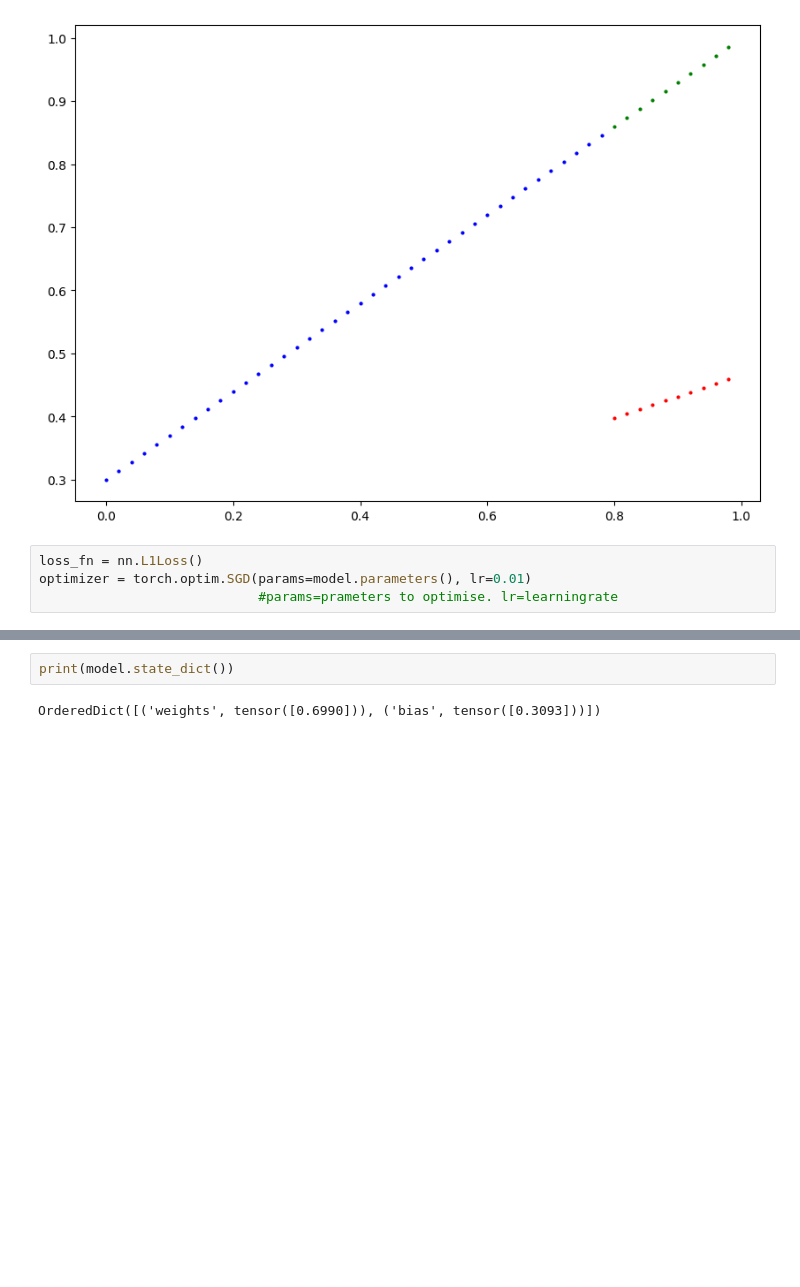
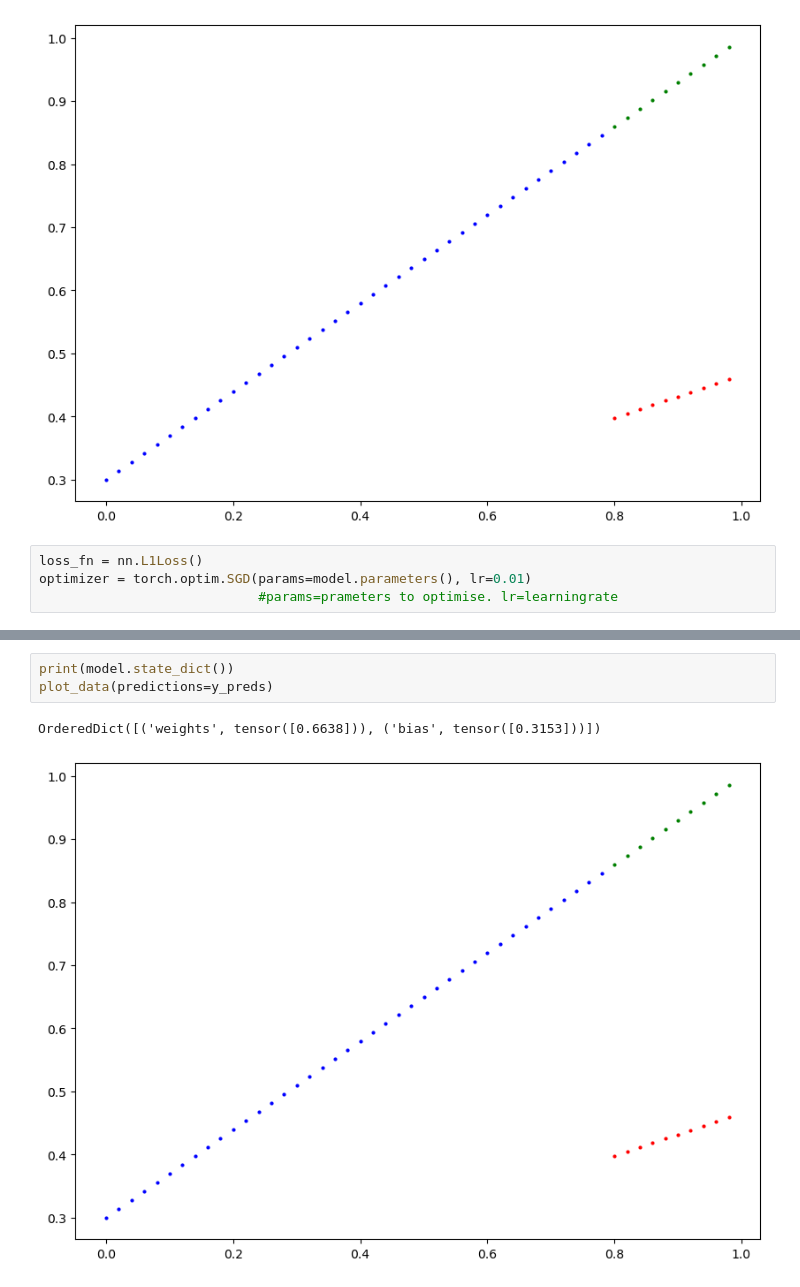
Before and after one commit to shrEkt101/chess, a Jupyter notebook: chess engine/pytorch experiments.ipynb, the cells around one changed output, grey strips where cells are left out. Saved outputs shown, nothing was run; the diff lists cells and outputs as text; blank space fills up the shorter version.

```diff
--- a/chess engine/pytorch experiments.ipynb
+++ b/chess engine/pytorch experiments.ipynb
@@ -222,4 +220,6 @@ Epoch: 140 | MAE Train Loss: 0.008932482451200485 | MAE Test Loss: 0.00502309203
 # %%
 print(model.state_dict())
+plot_data(predictions=y_preds)
 # %% [output]
-OrderedDict([('weights', tensor([0.6990])), ('bias', tensor([0.3093]))])
+OrderedDict([('weights', tensor([0.6638])), ('bias', tensor([0.3153]))])
+[figure, added]
```
Also changed, not shown: parts of 15 cells of this notebook, 2 other files.
